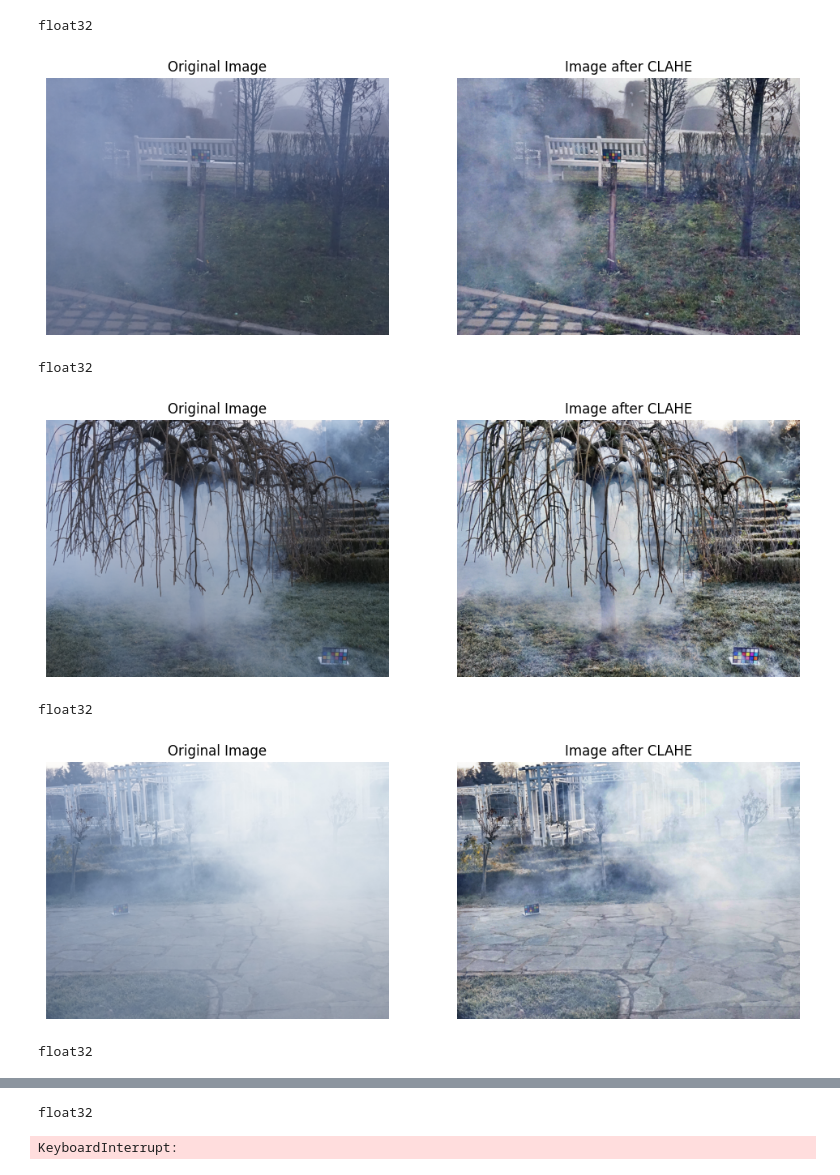
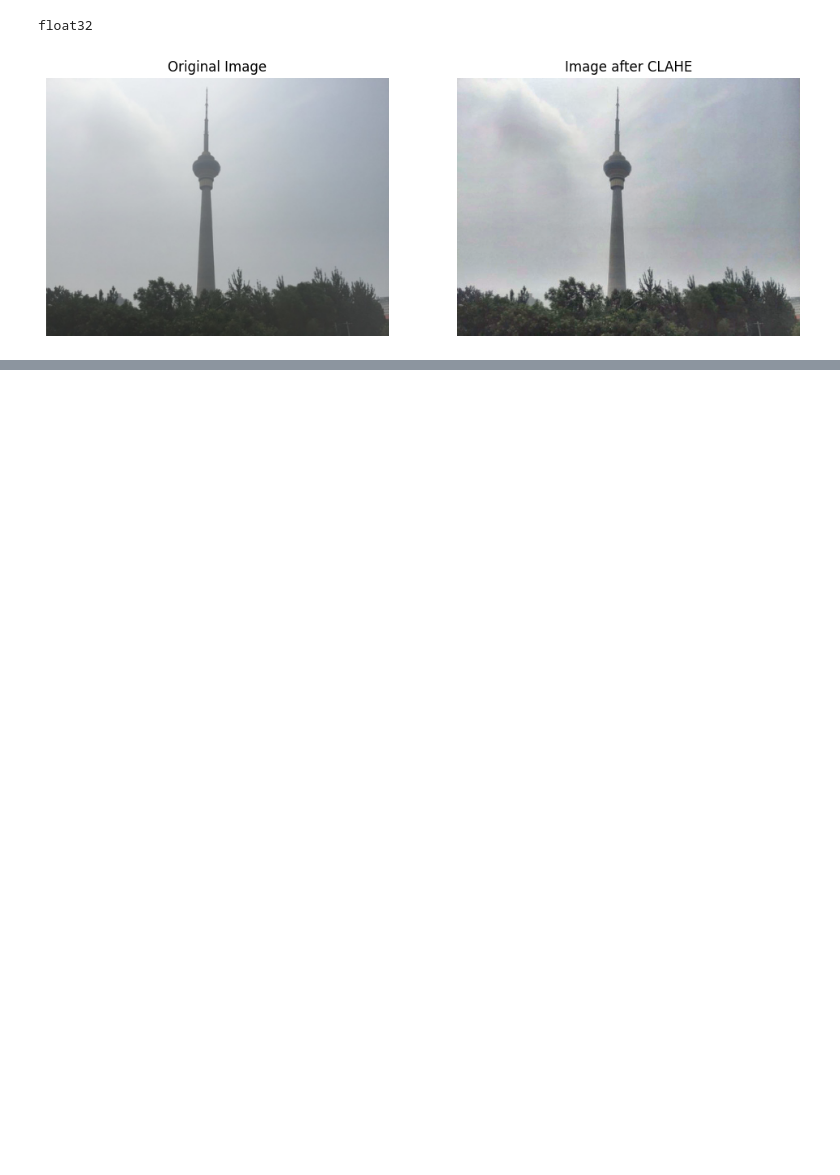
Before and after one commit to m-musaz/Vision-Transformer-Image-Dehazing, a Jupyter notebook: Vision/data/Outdoor/remover.ipynb, the cells around one changed output, grey strips where cells are left out. Cells and saved outputs as stored; diff of their text form; code cells hidden in the pictures; blank space fills up the shorter version.

```diff
--- a/Vision/data/Outdoor/remover.ipynb
+++ b/Vision/data/Outdoor/remover.ipynb
@@ -62,7 +62,7 @@ def apply_clahe(img):
     r, g, b = cv2.split(img)
 
     # Create a CLAHE object (Clip Limited Adaptive Histogram Equalization)
-    clahe = cv2.createCLAHE(clipLimit=3.0, tileGridSize=(8, 8))
+    clahe = cv2.createCLAHE(clipLimit=2.0, tileGridSize=(8, 8))
 
     # Apply CLAHE to each channel separately
     r_clahe = clahe.apply(r)
@@ -71,57 +71,52 @@ def apply_clahe(img):
 
     # Merge the CLAHE enhanced channels
     img_clahe = cv2.merge((r_clahe, g_clahe, b_clahe))
 
     img_clahe = img_clahe.astype(np.float32) / 255.0
 
     return img_clahe
 
 
 
 import os
 import cv2
 from matplotlib import pyplot as plt
 
-directory = './train/hazy'
+directory = './test/hazy'
 
 
 files = os.listdir(directory)
 
 # Rename files to remove underscores
 
 i =0
-for filename in files:
-    img = cv2.imread(os.path.join(directory, filename))
-    img =  img[:, :, ::-1].astype('float32')/255.0
+# for filename in files:
+img = cv2.imread(os.path.join(directory, "313.png"))
+img =  img[:, :, ::-1].astype('float32')/255.0
 
-    imOG = img
+imOG = img
 
-    img = apply_clahe(img)
+img = apply_clahe(img)
 
-    print(img.dtype)
+print(img.dtype)
 
-    image_rgb = img
+image_rgb = img
 
-    fig, axes = plt.subplots(1, 2, figsize=(12, 6))
-    # Original image
-    axes[0].imshow(imOG)
-    axes[0].set_title('Original Image')
-    axes[0].axis('off')
+fig, axes = plt.subplots(1, 2, figsize=(12, 6))
+# Original image
+axes[0].imshow(imOG)
+axes[0].set_title('Original Image')
+axes[0].axis('off')
 
-    # Image after AHE
-    axes[1].imshow(image_rgb)
-    axes[1].set_title('Image after CLAHE')
-    axes[1].axis('off')
+# Image after AHE
+axes[1].imshow(image_rgb)
+axes[1].set_title('Image after CLAHE')
+axes[1].axis('off')
 
-    plt.show()
-    i+=1
-    if(i == 5):
-        break
+plt.show()
+i+=1
+    # if(i == 5):
+    #     break
 # %% [output]
 float32
-[figure, old version]
+[figure, new version]
-float32
-[figure, removed]
-float32
-[figure, removed]
-float32
@@ -129,2 +122,0 @@ float32
-float32
-KeyboardInterrupt:
```
Also changed, not shown: parts of 1 cell of this notebook, 1 other file.
